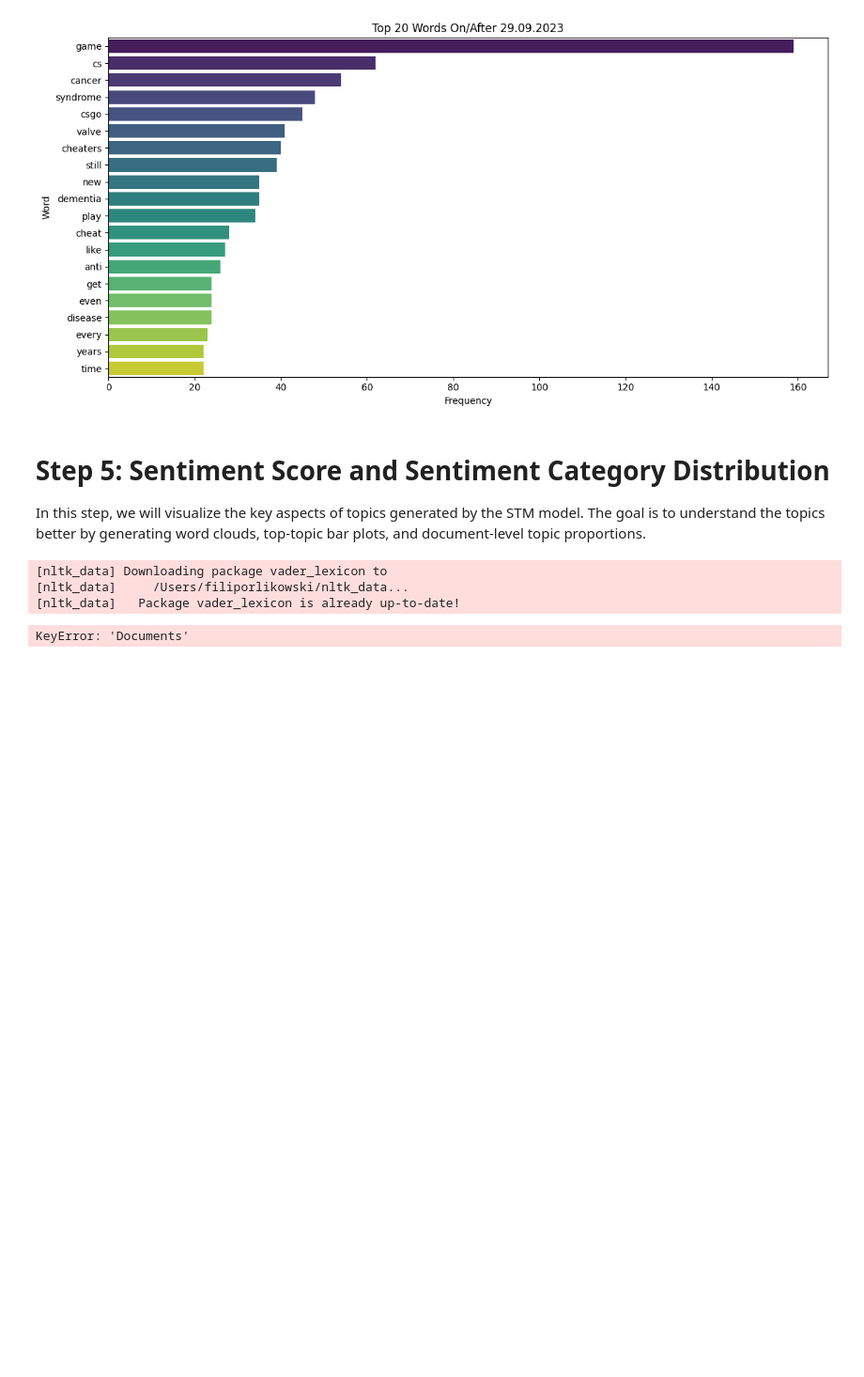
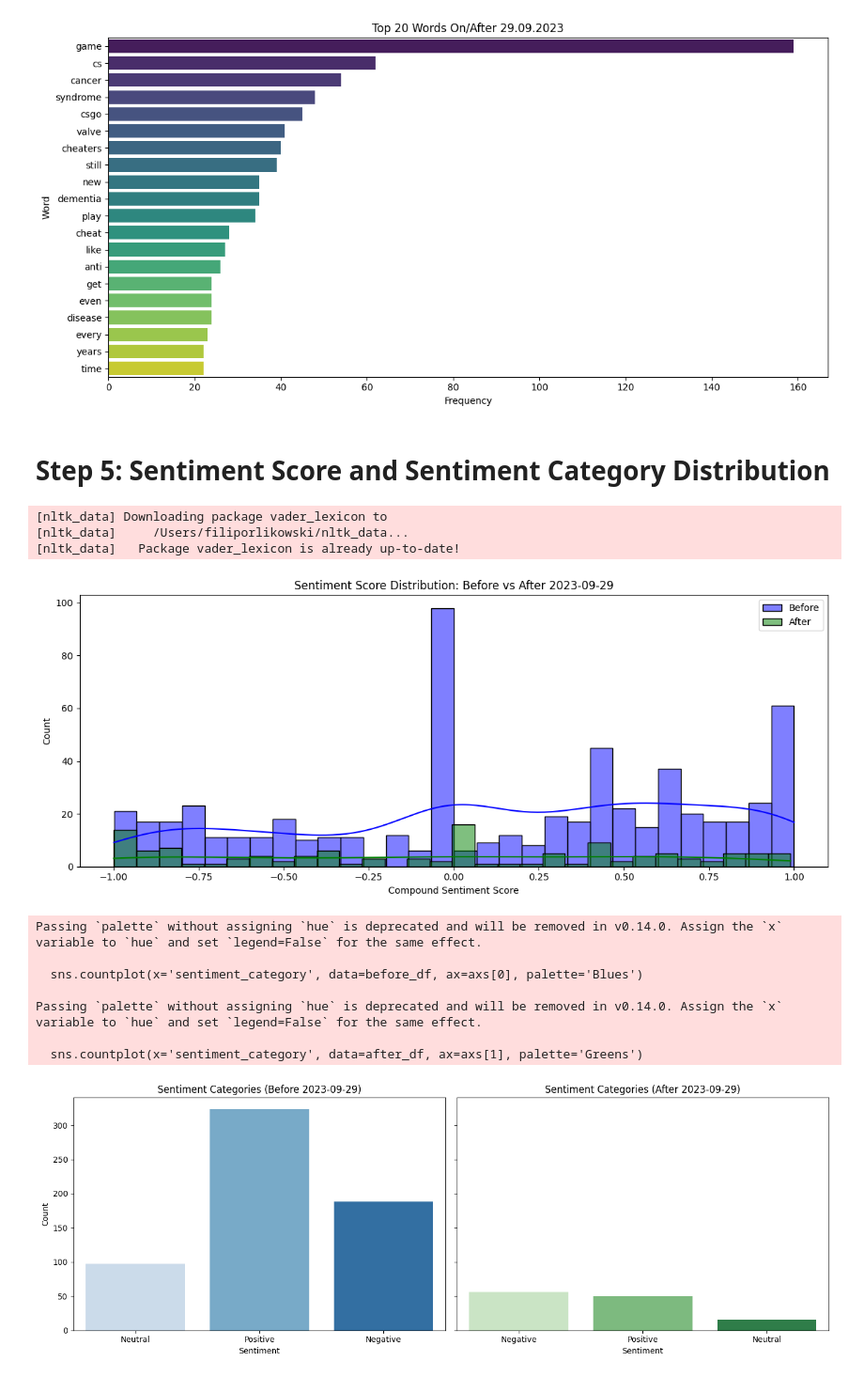
Before and after one commit to s193724/MINITRI_Project_2, a Jupyter notebook: PROJECT_Counter_Strike.ipynb, the cells around one changed output. Shown at 94% size. Drawn from its saved outputs; the diff is of its cells as text; code cells hidden in the pictures; blank space fills up the shorter version.

```diff
--- a/PROJECT_Counter_Strike.ipynb
+++ b/PROJECT_Counter_Strike.ipynb
@@ -353,13 +353,13 @@ import matplotlib.pyplot as plt
 import seaborn as sns
 
 # Load data
-data = pd.read_csv('Counter_Strike_cleaned_processed_reviews.csv')
+
 
 # Convert date column to datetime
 data['Date'] = pd.to_datetime(data['Date'], errors='coerce')  # replace 'date' with your date column name
 
 # Define date cutoff
-cutoff_date = pd.Timestamp('2023-09-29')
+cutoff_date = pd.Timestamp('date')
 
 # Function to get top word frequencies and plot
 def plot_top_words(df, text_col, title):
@@ -386,8 +386,8 @@ after_df = data[data['Date'] >= cutoff_date]
 text_column = 'Processed_Review'  # Change if needed
 
 # Plot word frequencies for each period
-plot_top_words(before_df, text_column, 'Top 20 Words Before 29.09.2023')
-plot_top_words(after_df, text_column, 'Top 20 Words On/After 29.09.2023')
+plot_top_words(before_df, text_column, f'Top 20 Words Before {date}')
+plot_top_words(after_df, text_column, f'Top 20 Words On/After {date}')
 # %% [output]
 Passing `palette` without assigning `hue` is deprecated and will be removed in v0.14.0. Assign the `y` variable to `hue` and set `legend=False` for the same effect.
 
@@ -397,10 +397,9 @@ Passing `palette` without assigning `hue` is deprecated and will be removed in v
 
   sns.barplot(x='frequency', y='word', data=freq_df, palette='viridis')
 [figure]
-# %% [markdown]
-
-# **Step 5: Sentiment Score and Sentiment Category Distribution**
-In this step, we will visualize the key aspects of topics generated by the STM model. The goal is to understand the topics better by generating word clouds, top-topic bar plots, and document-level topic proportions.
+# %% [markdown]
+
+# **Step 5: Sentiment Score and Sentiment Category Distribution**
 # %%
 import pandas as pd
 import matplotlib.pyplot as plt
@@ -411,11 +410,10 @@ import nltk
 # Download VADER if not done already
 nltk.download('vader_lexicon')
 
-# Load your dataset
-data = pd.read_csv('Counter_Strike_cleaned_processed_reviews.csv')
+
 
 # Ensure date is datetime
-data['date'] = pd.to_datetime(data['date'], errors='coerce')
+data['Date'] = pd.to_datetime(data['Date'], errors='coerce')
 
 # Drop missing reviews
 data = data.dropna(subset=['Processed_Review'])
@@ -437,37 +435,45 @@ def get_sentiment_category(score):
 
 data['sentiment_category'] = data['sentiment_score'].apply(get_sentiment_category)
 
 # Split before and after
-cutoff = pd.Timestamp('2023-09-29')
-before_df = data[data['date'] < cutoff]
-after_df = data[data['date'] >= cutoff]
+cutoff = pd.Timestamp(date)
+before_df = data[data['Date'] < cutoff]
+after_df = data[data['Date'] >= cutoff]
 
 # ---------- PLOT 1: Sentiment Score Distribution ----------
 plt.figure(figsize=(12, 5))
 sns.histplot(before_df['sentiment_score'], color='blue', kde=True, label='Before', bins=30)
 sns.histplot(after_df['sentiment_score'], color='green', kde=True, label='After', bins=30)
-plt.title('Sentiment Score Distribution: Before vs After 29.09.2023')
+plt.title(f'Sentiment Score Distribution: Before vs After {date}')
 plt.xlabel('Compound Sentiment Score')
 plt.legend()
 plt.tight_layout()
 plt.show()
 
 # ---------- PLOT 2: Sentiment Category Counts ----------
 fig, axs = plt.subplots(1, 2, figsize=(14, 5), sharey=True)
 
 sns.countplot(x='sentiment_category', data=before_df, ax=axs[0], palette='Blues')
-axs[0].set_title('Sentiment Categories (Before 29.09.2023)')
+axs[0].set_title(f'Sentiment Categories (Before {date})')
 axs[0].set_xlabel('Sentiment')
 axs[0].set_ylabel('Count')
 
 sns.countplot(x='sentiment_category', data=after_df, ax=axs[1], palette='Greens')
-axs[1].set_title('Sentiment Categories (After 29.09.2023)')
+axs[1].set_title(f'Sentiment Categories (After {date})')
 axs[1].set_xlabel('Sentiment')
 
 plt.tight_layout()
 plt.show()
 # %% [output]
 [nltk_data] Downloading package vader_lexicon to
 [nltk_data]     /Users/filiporlikowski/nltk_data...
 [nltk_data]   Package vader_lexicon is already up-to-date!
+[figure, added]
-KeyError: 'Documents'
+Passing `palette` without assigning `hue` is deprecated and will be removed in v0.14.0. Assign the `x` variable to `hue` and set `legend=False` for the same effect.
+
+  sns.countplot(x='sentiment_category', data=before_df, ax=axs[0], palette='Blues')
+
+Passing `palette` without assigning `hue` is deprecated and will be removed in v0.14.0. Assign the `x` variable to `hue` and set `legend=False` for the same effect.
+
+  sns.countplot(x='sentiment_category', data=after_df, ax=axs[1], palette='Greens')
+[figure, added]
```
Also changed, not shown: parts of 15 cells of this notebook.
